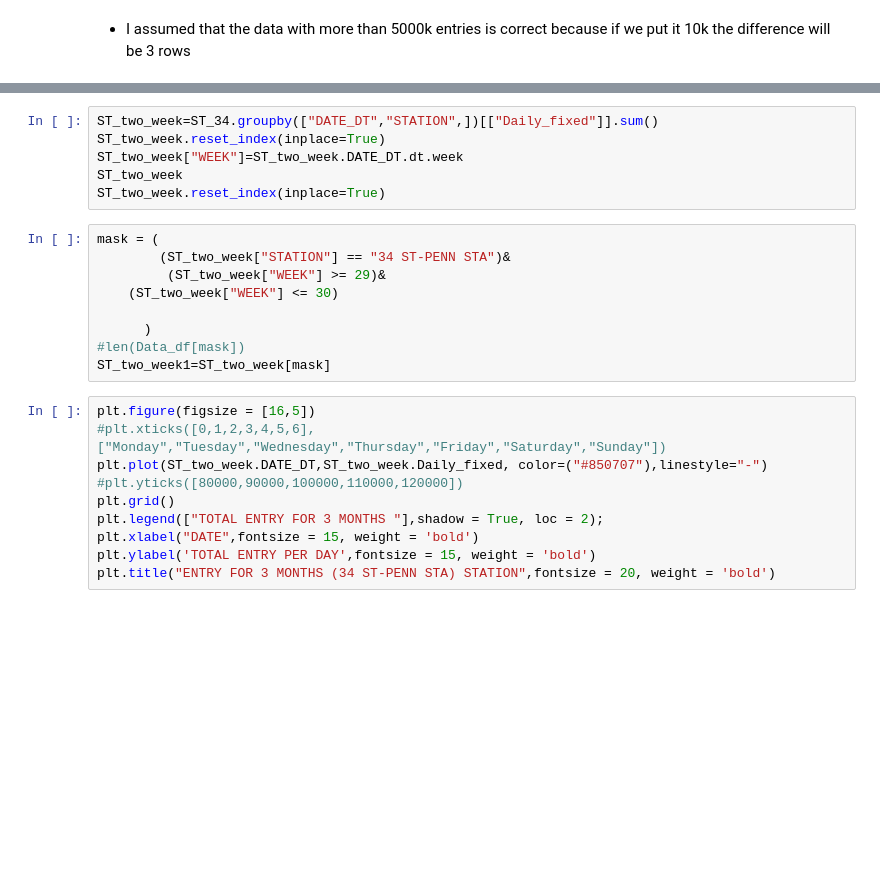
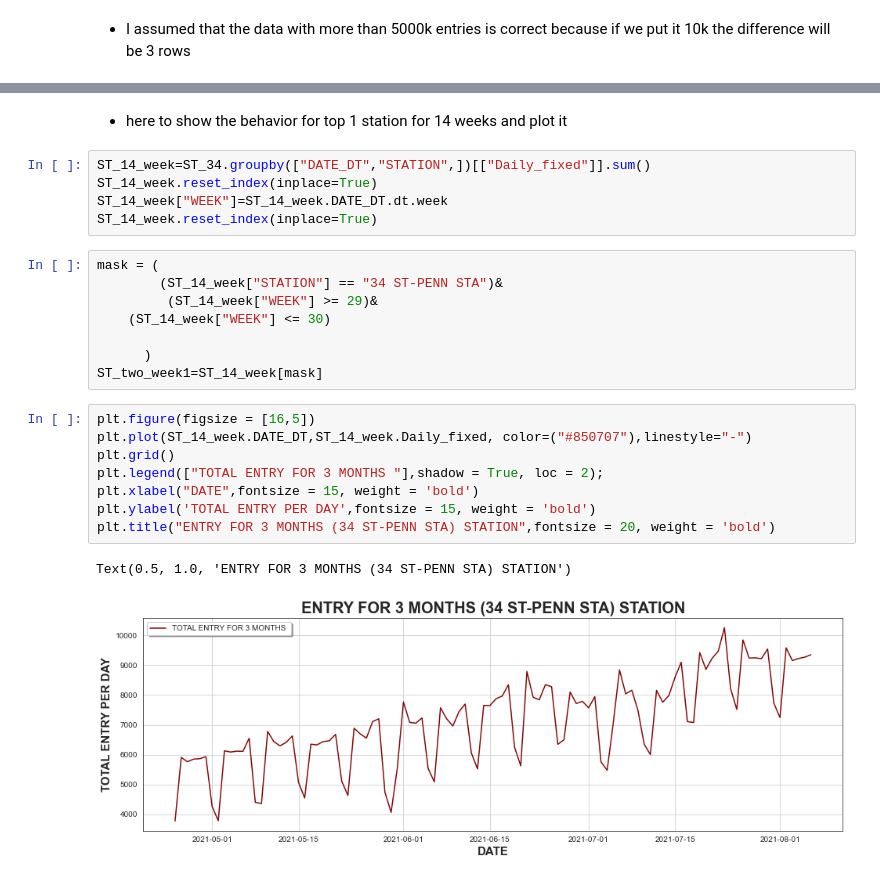
Before and after one commit to Fa7adbina/MTA_EDA_Project, a Jupyter notebook: MTA_EDA_Project1.ipynb, the cells around one changed output, grey strips where cells are left out. Saved outputs shown, nothing was run; the diff lists cells and outputs as text; blank space fills up the shorter version.

```diff
--- a/MTA_EDA_Project1.ipynb
+++ b/MTA_EDA_Project1.ipynb
@@ -213,28 +458,29 @@ ST_34[mask]
+# %% [markdown]
+* here to show the behavior for top 1 station for 14 weeks and plot it
 # %%
-ST_two_week=ST_34.groupby(["DATE_DT","STATION",])[["Daily_fixed"]].sum()
-ST_two_week.reset_index(inplace=True)
-ST_two_week["WEEK"]=ST_two_week.DATE_DT.dt.week
-ST_two_week
-ST_two_week.reset_index(inplace=True)
+ST_14_week=ST_34.groupby(["DATE_DT","STATION",])[["Daily_fixed"]].sum()
+ST_14_week.reset_index(inplace=True)
+ST_14_week["WEEK"]=ST_14_week.DATE_DT.dt.week
+ST_14_week.reset_index(inplace=True)
 # %%
 mask = (
-        (ST_two_week["STATION"] == "34 ST-PENN STA")&
-         (ST_two_week["WEEK"] >= 29)&
-    (ST_two_week["WEEK"] <= 30)
+        (ST_14_week["STATION"] == "34 ST-PENN STA")&
+         (ST_14_week["WEEK"] >= 29)&
+    (ST_14_week["WEEK"] <= 30)
 
       )
-#len(Data_df[mask])
-ST_two_week1=ST_two_week[mask]
+ST_two_week1=ST_14_week[mask]
 # %%
 plt.figure(figsize = [16,5])
-#plt.xticks([0,1,2,3,4,5,6],["Monday","Tuesday","Wednesday","Thursday","Friday","Saturday","Sunday"])
-plt.plot(ST_two_week.DATE_DT,ST_two_week.Daily_fixed, color=("#850707"),linestyle="-")
-#plt.yticks([80000,90000,100000,110000,120000])
+plt.plot(ST_14_week.DATE_DT,ST_14_week.Daily_fixed, color=("#850707"),linestyle="-")
 plt.grid()
 plt.legend(["TOTAL ENTRY FOR 3 MONTHS "],shadow = True, loc = 2);
 plt.xlabel("DATE",fontsize = 15, weight = 'bold')
 plt.ylabel('TOTAL ENTRY PER DAY',fontsize = 15, weight = 'bold')
 plt.title("ENTRY FOR 3 MONTHS (34 ST-PENN STA) STATION",fontsize = 20, weight = 'bold')
+# %% [output]
+Text(0.5, 1.0, 'ENTRY FOR 3 MONTHS (34 ST-PENN STA) STATION')
+[figure, added]
 # %%
 ST_34perweek=ST_34.groupby(["WEEKDAY","STATION"])[["Daily_fixed"]].sum()
 ST_34perweek.reset_index(inplace=True)
```
Also changed, not shown: parts of 36 cells of this notebook, 3 other files.
